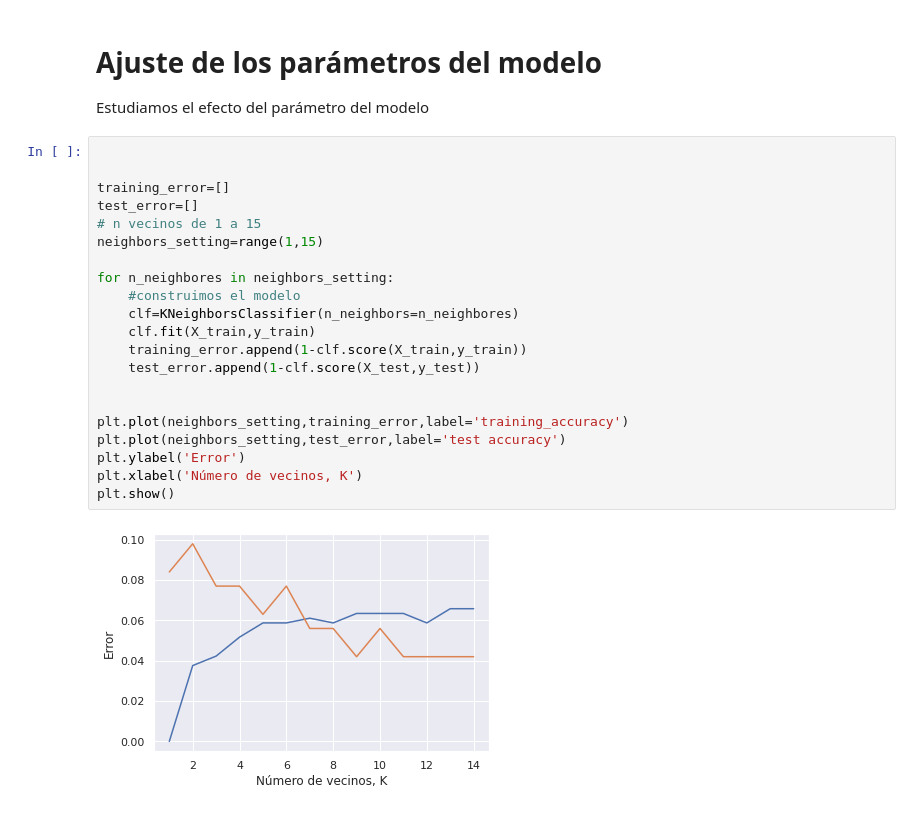
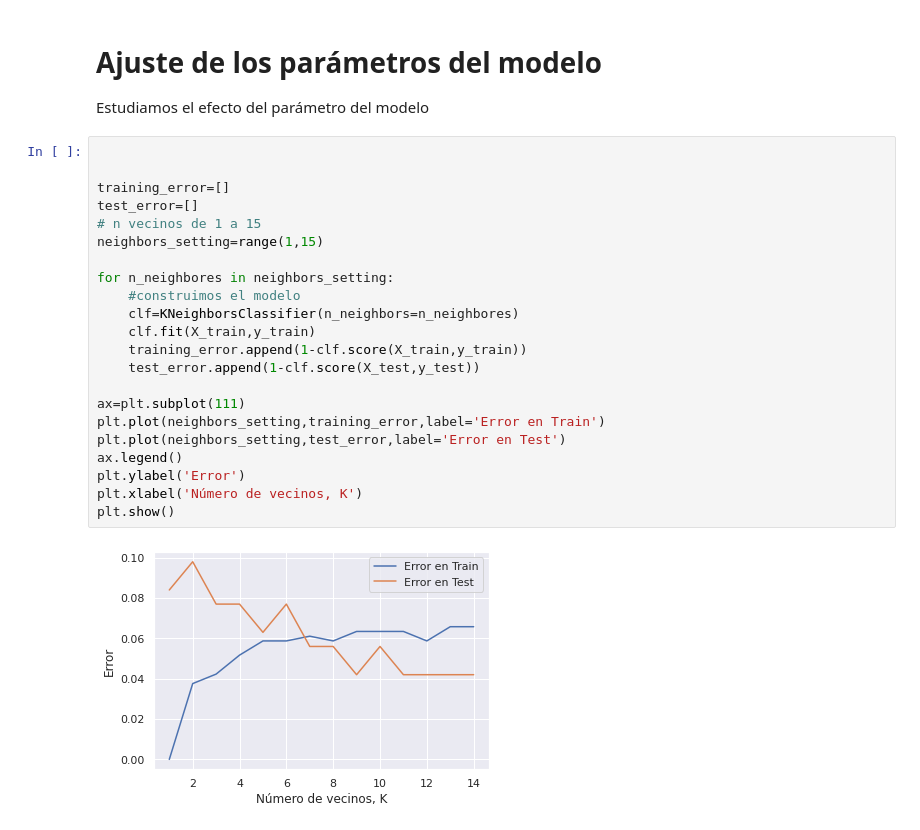
Before and after one commit to IsaacMartindeDiego/IA, a Jupyter notebook: Clasificación.ipynb, the cells around one changed output. Cells and saved outputs as stored; diff of their text form.

```diff
--- a/Clasificación.ipynb
+++ b/Clasificación.ipynb
@@ -124,23 +136,24 @@ Estudiamos el efecto del parámetro del modelo
 # %%
 
 
 training_error=[]
 test_error=[]
 # n vecinos de 1 a 15
 neighbors_setting=range(1,15)
 
 for n_neighbores in neighbors_setting:
     #construimos el modelo
     clf=KNeighborsClassifier(n_neighbors=n_neighbores)
     clf.fit(X_train,y_train)
     training_error.append(1-clf.score(X_train,y_train))
     test_error.append(1-clf.score(X_test,y_test))
 
-
-plt.plot(neighbors_setting,training_error,label='training_accuracy')
-plt.plot(neighbors_setting,test_error,label='test accuracy')
+ax=plt.subplot(111)
+plt.plot(neighbors_setting,training_error,label='Error en Train')
+plt.plot(neighbors_setting,test_error,label='Error en Test')
+ax.legend()
 plt.ylabel('Error')
 plt.xlabel('Número de vecinos, K')
 plt.show()
 # %% [output]
-[figure, old version]
+[figure, new version]
```
Also changed, not shown: parts of 4 cells of this notebook.
